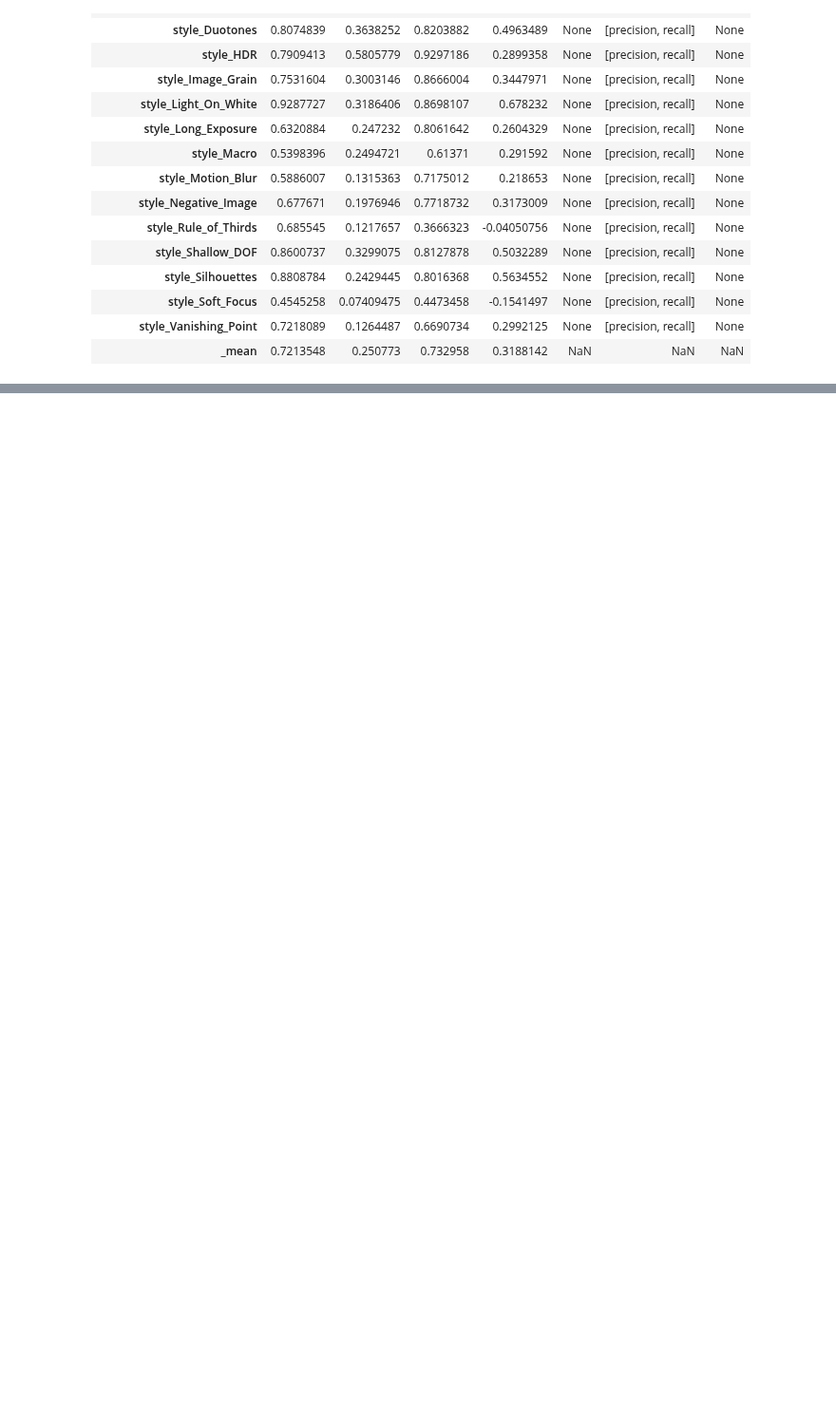
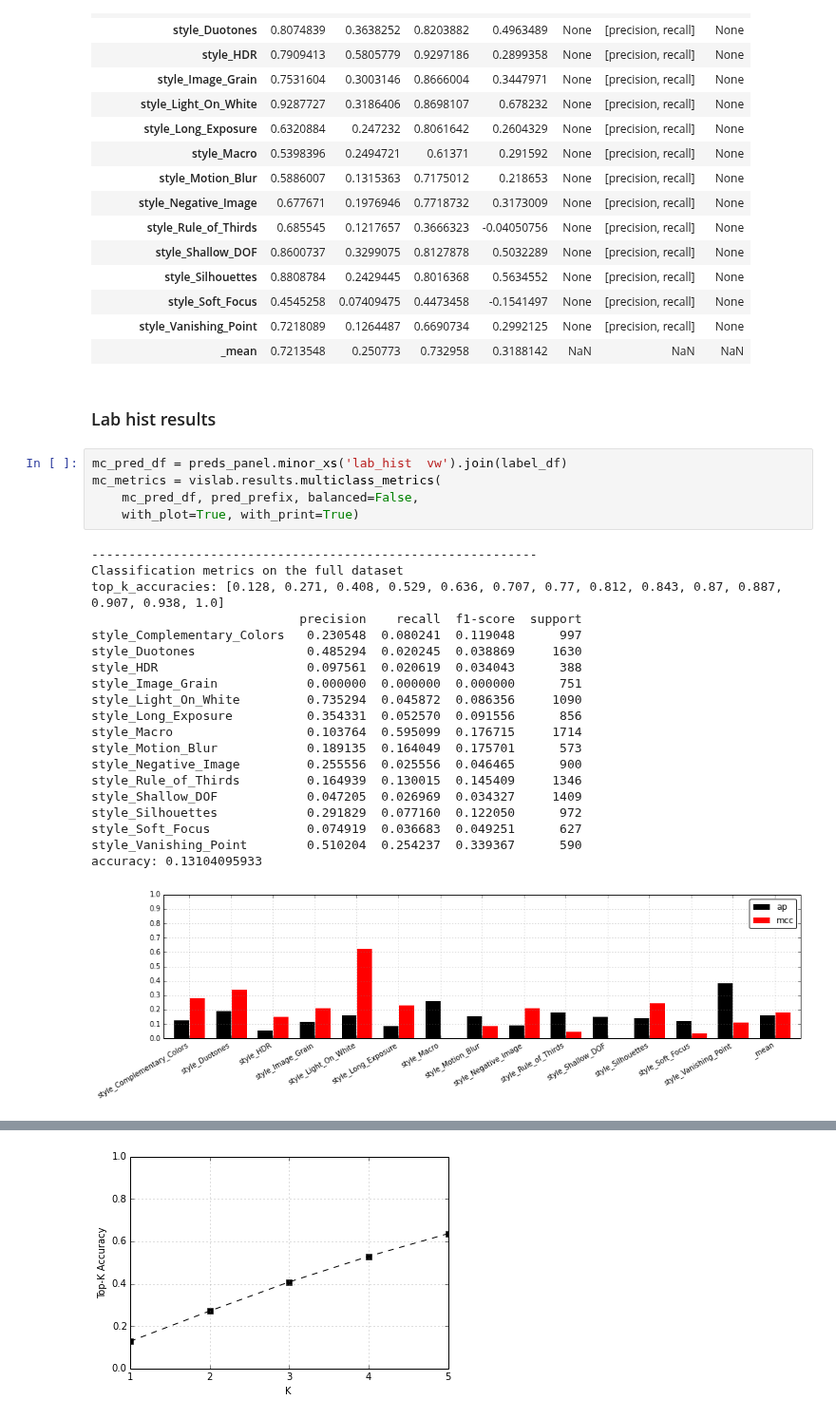
Before and after one commit to sergeyk/vislab, a Jupyter notebook: notebooks/ava style results.ipynb, the cells around one changed output, grey strips where cells are left out. Shown at 95% size. Drawn from its saved outputs; the diff is of its cells as text; blank space fills up the shorter version.

```diff
--- a/notebooks/ava style results.ipynb
+++ b/notebooks/ava style results.ipynb
@@ -113,3 +93,31 @@ mc_metrics['binary_metrics_df']
 | style_Soft_Focus | 0.4545258 | 0.07409475 | 0.4473458 | -0.1541497 | None | [precision, recall] | None |
 | style_Vanishing_Point | 0.7218089 | 0.1264487 | 0.6690734 | 0.2992125 | None | [precision, recall] | None |
 | _mean | 0.7213548 | 0.250773 | 0.732958 | 0.3188142 | NaN | NaN | NaN |
+# %% [markdown]
+### Lab hist results
+# %%
+mc_pred_df = preds_panel.minor_xs('lab_hist  vw').join(label_df)
+mc_metrics = vislab.results.multiclass_metrics(
+    mc_pred_df, pred_prefix, balanced=False,
+    with_plot=True, with_print=True)
+# %% [output]
+------------------------------------------------------------
+Classification metrics on the full dataset
+top_k_accuracies: [0.128, 0.271, 0.408, 0.529, 0.636, 0.707, 0.77, 0.812, 0.843, 0.87, 0.887, 0.907, 0.938, 1.0]
+                            precision    recall  f1-score  support
+style_Complementary_Colors   0.230548  0.080241  0.119048      997
+style_Duotones               0.485294  0.020245  0.038869     1630
+style_HDR                    0.097561  0.020619  0.034043      388
+style_Image_Grain            0.000000  0.000000  0.000000      751
+style_Light_On_White         0.735294  0.045872  0.086356     1090
+style_Long_Exposure          0.354331  0.052570  0.091556      856
+style_Macro                  0.103764  0.595099  0.176715     1714
+style_Motion_Blur            0.189135  0.164049  0.175701      573
+style_Negative_Image         0.255556  0.025556  0.046465      900
+style_Rule_of_Thirds         0.164939  0.130015  0.145409     1346
+style_Shallow_DOF            0.047205  0.026969  0.034327     1409
+style_Silhouettes            0.291829  0.077160  0.122050      972
+style_Soft_Focus             0.074919  0.036683  0.049251      627
+style_Vanishing_Point        0.510204  0.254237  0.339367      590
+accuracy: 0.13104095933
+[figure, added]
@@ -115,0 +125 @@ mc_metrics['binary_metrics_df']
+[figure, added]
```
Also changed, not shown: parts of 9 cells of this notebook, 5 other files.
